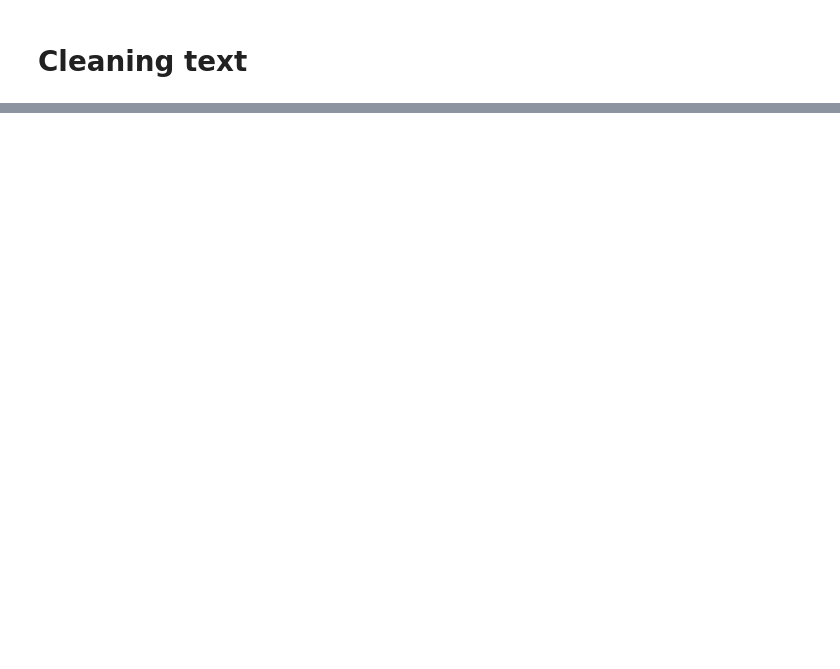
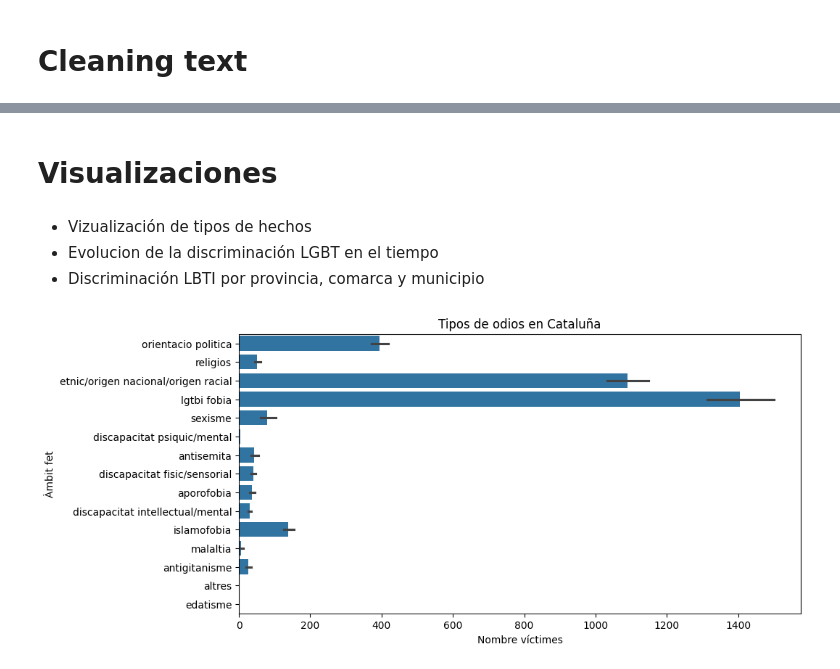
Before and after one commit to EFRdev/hate_crimes, a Jupyter notebook: hate_crimes.ipynb, the cells around one changed output, grey strips where cells are left out. Cells and saved outputs as stored; diff of their text form; code cells hidden in the pictures; blank space fills up the shorter version.

```diff
--- a/hate_crimes.ipynb
+++ b/hate_crimes.ipynb
@@ -177,0 +390,5 @@ df.head()
+# %%
+# Agrupar por Numero de Victimas
+df_victimas = df[df['Rol_victima'] == True]
+df_group_by_victimes = df_victimas.groupby(['Date','Província', 'Comarca_clean', 'Municipi_clean', 'Tipus de fet', 'Àmbit fet', 'Sexe']) ['Nombre víctimes'].sum().reset_index()
+df_group_by_victimes
@@ -177,0 +480,15 @@ df.head()
+# %% [markdown]
+# Visualizaciones
+# %% [markdown]
+- Vizualización de tipos de hechos
+- Evolucion de la discriminación LGBT en el tiempo
+- Discriminación LBTI por provincia, comarca y municipio
+# %%
+#Vizualización de tipos de odios
+
+plt.figure(figsize=(10, 5))
+sns.barplot(df_group_by_victimes, x='Nombre víctimes', y='Àmbit fet' , estimator=sum)
+plt.title('Tipos de odios en Cataluña')
+plt.show()
+# %% [output]
+[figure, added]
```
Also changed, not shown: parts of 42 cells of this notebook, 1 other file.
